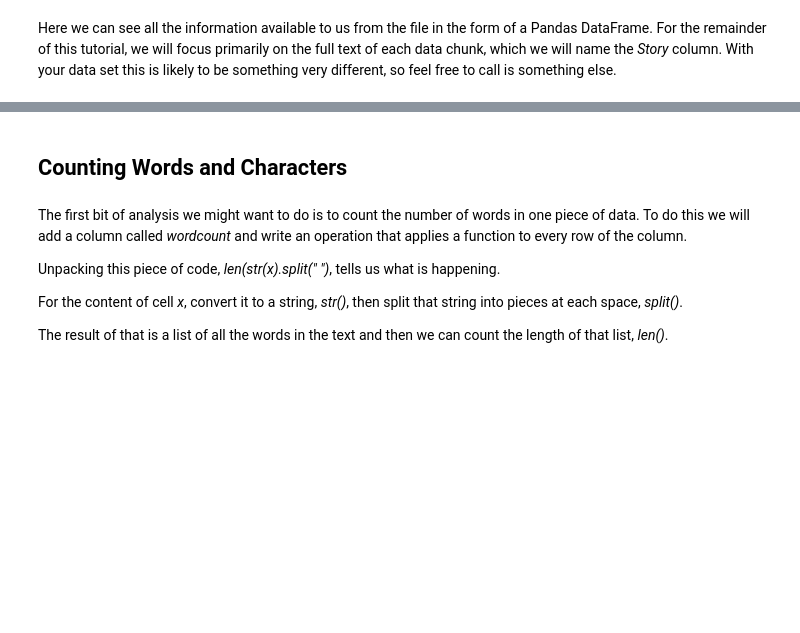
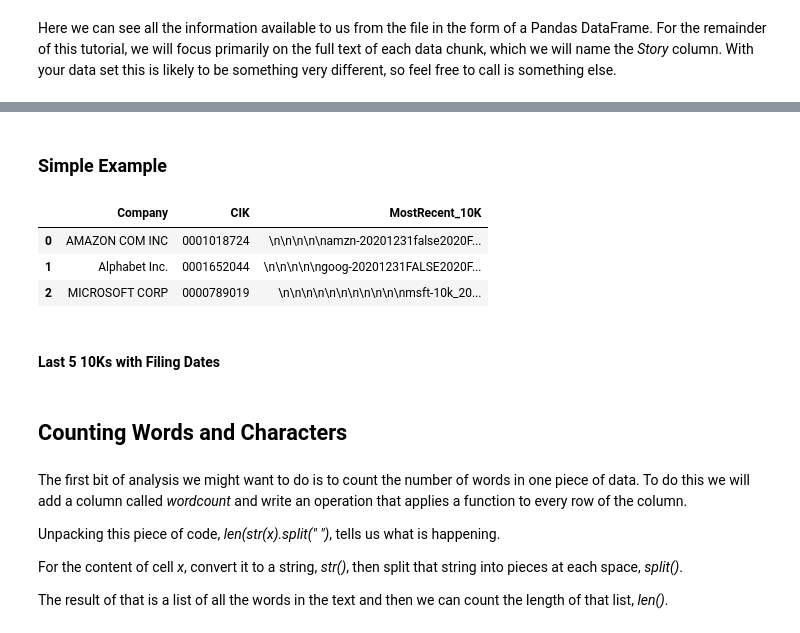
Before and after one commit to SouthernMethodistUniversity/text_mining_with_python, a Jupyter notebook: intro_to_working_with_text.ipynb, the cells around one changed output, grey strips where cells are left out. Saved outputs shown, nothing was run; the diff lists cells and outputs as text; code cells hidden in the pictures; blank space fills up the shorter version.

```diff
--- a/intro_to_working_with_text.ipynb
+++ b/intro_to_working_with_text.ipynb
@@ -41,0 +85,18 @@ Here we can see all the information available to us from the file in the form of
+# %% [markdown]
+### Simple Example
+# %%
+companies = [['AMAZON COM INC','0001018724'],
+            ['Alphabet Inc.','0001652044'],
+            ['MICROSOFT CORP','0000789019']
+            ]
+# %%
+edgarDF = pd.DataFrame(companies, columns=['Company','CIK'])
+edgarDF['MostRecent_10K']=edgarDF.apply(lambda row: TXTML.parse_full_10K(Company(row['Company'],row['CIK']).get_10K()) , axis=1)
+edgarDF
+# %% [output]
+|  | Company | CIK | MostRecent_10K |
+| 0 | AMAZON COM INC | 0001018724 | \n\n\n\n\namzn-20201231false2020F... |
+| 1 | Alphabet Inc. | 0001652044 | \n\n\n\n\ngoog-20201231FALSE2020F... |
+| 2 | MICROSOFT CORP | 0000789019 | \n\n\n\n\n\n\n\n\n\n\nmsft-10k_20... |
+# %% [markdown]
+#### Last 5 10Ks with Filing Dates
```
Also changed, not shown: parts of 34 cells of this notebook, 2 other files.
